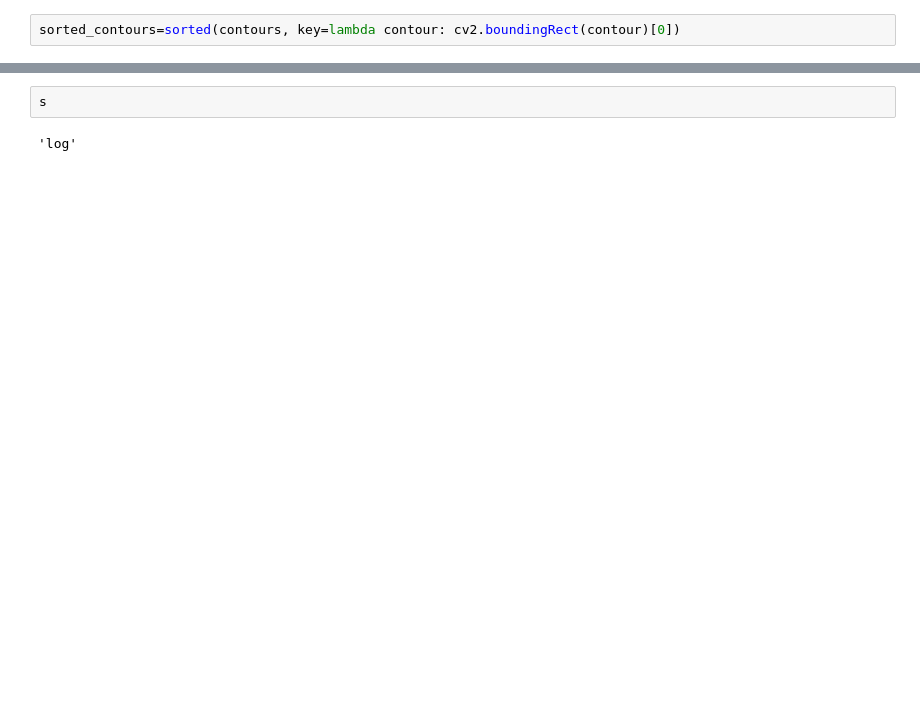
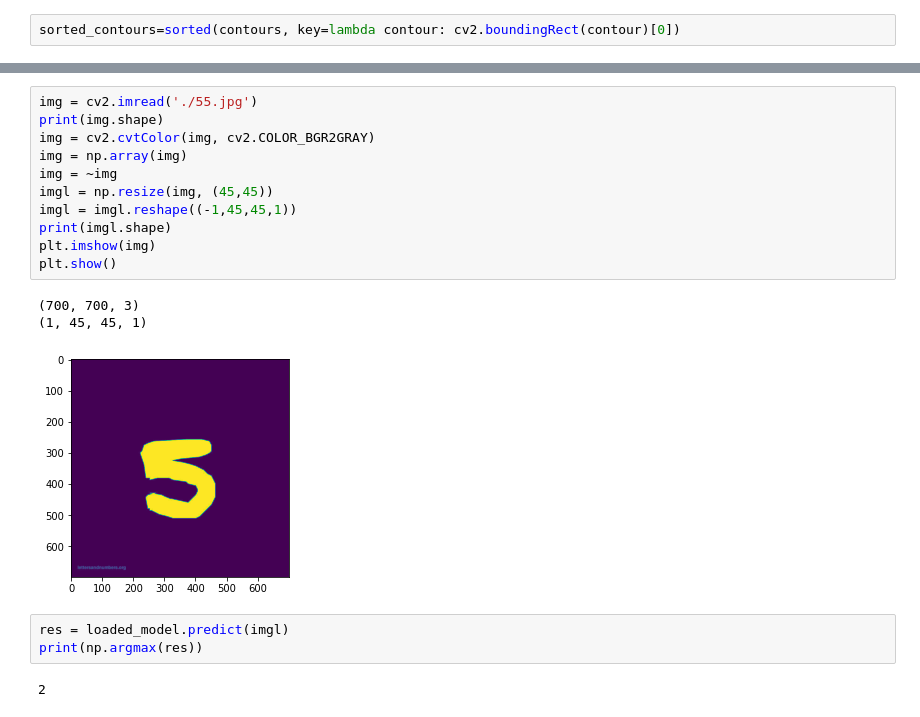
Before and after one commit to sidhya3112/Equation-Solver-Using-CNN, a Jupyter notebook: Contour part.ipynb, the cells around one changed output, grey strips where cells are left out. Drawn from its saved outputs; the diff is of its cells as text; blank space fills up the shorter version.

```diff
--- a/Contour part.ipynb
+++ b/Contour part.ipynb
@@ -172,4 +242,20 @@ for i in range(len(train_data)):
-# %%
-s
-# %% [output]
-'log'
+# %%
+img = cv2.imread('./55.jpg')
+print(img.shape)
+img = cv2.cvtColor(img, cv2.COLOR_BGR2GRAY)
+img = np.array(img)
+img = ~img
+imgl = np.resize(img, (45,45))
+imgl = imgl.reshape((-1,45,45,1))
+print(imgl.shape)
+plt.imshow(img)
+plt.show()
+# %% [output]
+(700, 700, 3)
+(1, 45, 45, 1)
+[figure, added]
+# %%
+res = loaded_model.predict(imgl)
+print(np.argmax(res))
+# %% [output]
+2
```
Also changed, not shown: parts of 14 cells of this notebook, 3 other files.
